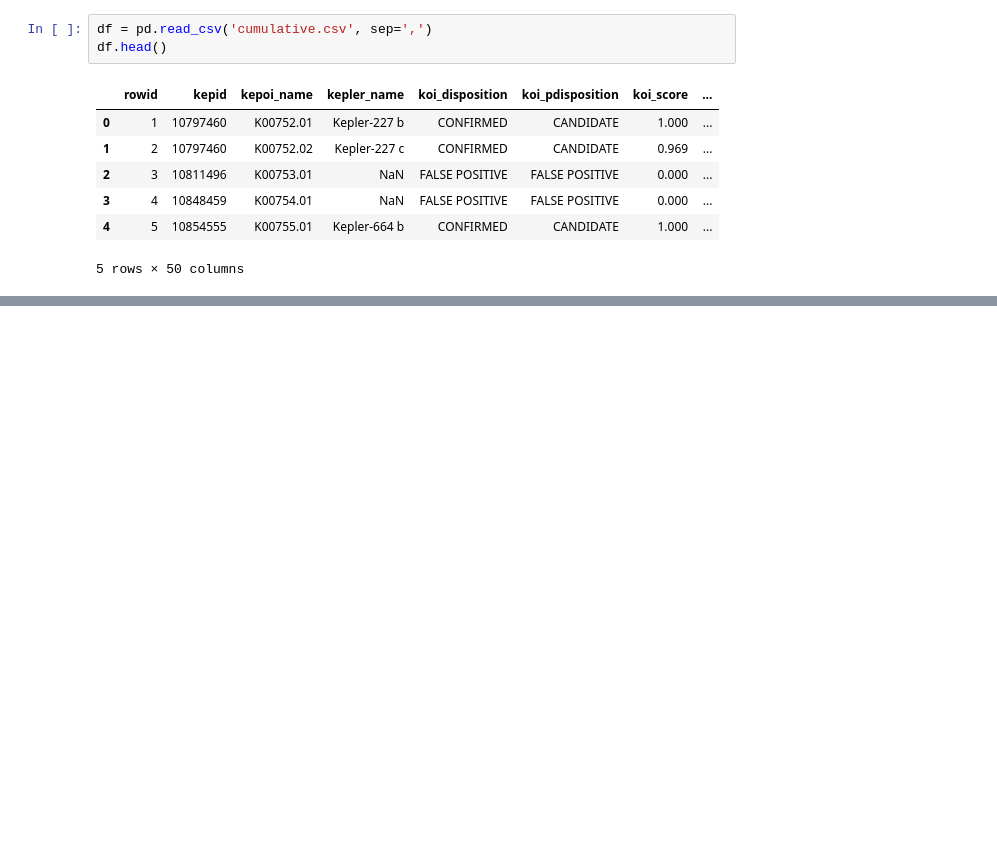
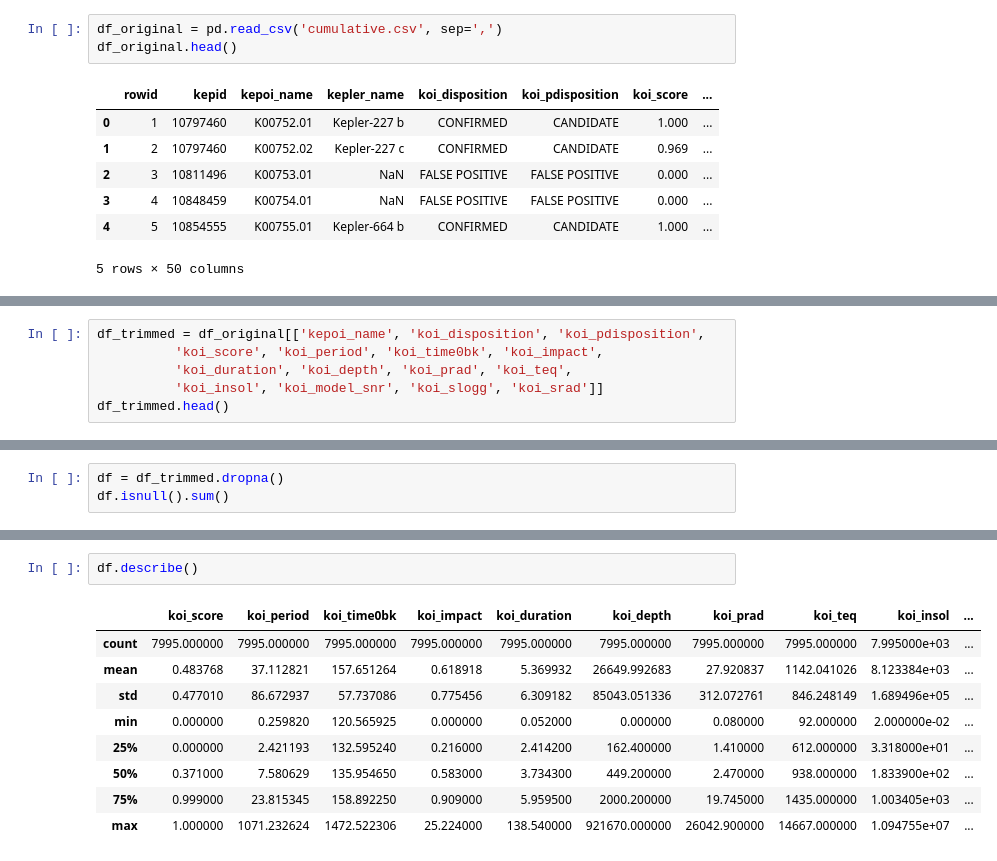
Before and after one commit to nikolabaci98/kepler-exoplanet-search-results, a Jupyter notebook: Kepler Exoplanet Project.ipynb, the cells around one changed output, grey strips where cells are left out. Drawn from its saved outputs; the diff is of its cells as text; blank space fills up the shorter version.

```diff
--- a/Kepler Exoplanet Project.ipynb
+++ b/Kepler Exoplanet Project.ipynb
@@ -9,8 +9,8 @@
 import pandas as pd
 import numpy as np
 # %%
-df = pd.read_csv('cumulative.csv', sep=',')
-df.head()
+df_original = pd.read_csv('cumulative.csv', sep=',')
+df_original.head()
 # %% [output]
 |  | rowid | kepid | kepoi_name | kepler_name | koi_disposition | koi_pdisposition | koi_score | ... |
 | 0 | 1 | 10797460 | K00752.01 | Kepler-227 b | CONFIRMED | CANDIDATE | 1.000 | ... |
@@ -21,0 +60,6 @@ df.head()
+# %%
+df_trimmed = df_original[['kepoi_name', 'koi_disposition', 'koi_pdisposition',
+          'koi_score', 'koi_period', 'koi_time0bk', 'koi_impact',
+          'koi_duration', 'koi_depth', 'koi_prad', 'koi_teq',
+          'koi_insol', 'koi_model_snr', 'koi_slogg', 'koi_srad']]
+df_trimmed.head()
@@ -21,0 +102,3 @@ df.head()
+# %%
+df = df_trimmed.dropna()
+df.isnull().sum()
@@ -21,0 +122,12 @@ df.head()
+# %%
+df.describe()
+# %% [output]
+|  | koi_score | koi_period | koi_time0bk | koi_impact | koi_duration | koi_depth | koi_prad | koi_teq | koi_insol | ... |
+| count | 7995.000000 | 7995.000000 | 7995.000000 | 7995.000000 | 7995.000000 | 7995.000000 | 7995.000000 | 7995.000000 | 7.995000e+03 | ... |
+| mean | 0.483768 | 37.112821 | 157.651264 | 0.618918 | 5.369932 | 26649.992683 | 27.920837 | 1142.041026 | 8.123384e+03 | ... |
+| std | 0.477010 | 86.672937 | 57.737086 | 0.775456 | 6.309182 | 85043.051336 | 312.072761 | 846.248149 | 1.689496e+05 | ... |
+| min | 0.000000 | 0.259820 | 120.565925 | 0.000000 | 0.052000 | 0.000000 | 0.080000 | 92.000000 | 2.000000e-02 | ... |
+| 25% | 0.000000 | 2.421193 | 132.595240 | 0.216000 | 2.414200 | 162.400000 | 1.410000 | 612.000000 | 3.318000e+01 | ... |
+| 50% | 0.371000 | 7.580629 | 135.954650 | 0.583000 | 3.734300 | 449.200000 | 2.470000 | 938.000000 | 1.833900e+02 | ... |
+| 75% | 0.999000 | 23.815345 | 158.892250 | 0.909000 | 5.959500 | 2000.200000 | 19.745000 | 1435.000000 | 1.003405e+03 | ... |
+| max | 1.000000 | 1071.232624 | 1472.522306 | 25.224000 | 138.540000 | 921670.000000 | 26042.900000 | 14667.000000 | 1.094755e+07 | ... |
```
Also changed, not shown: parts of 8 cells of this notebook, 1 other file.
